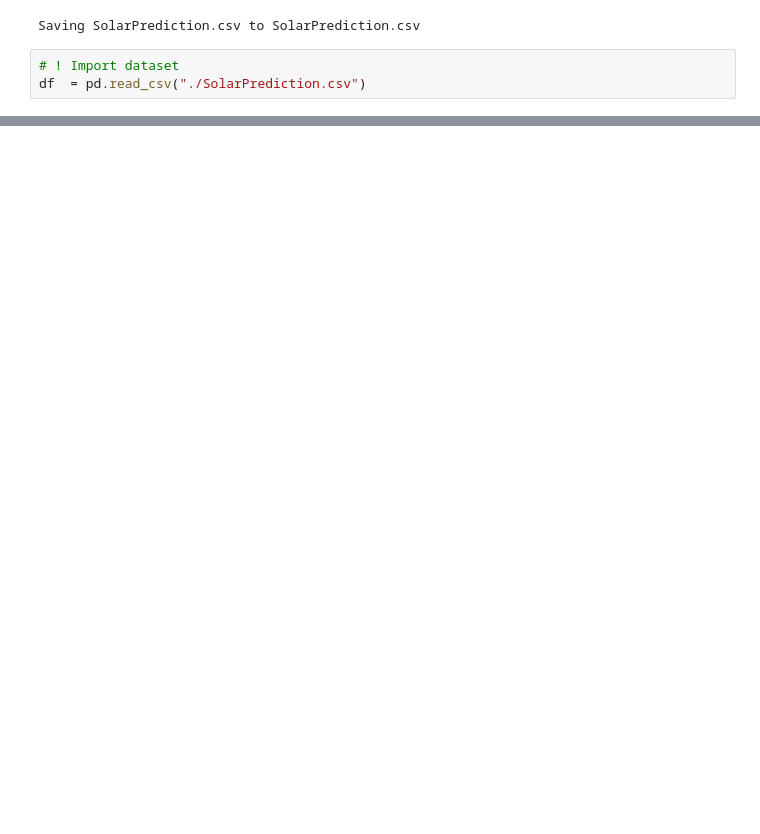
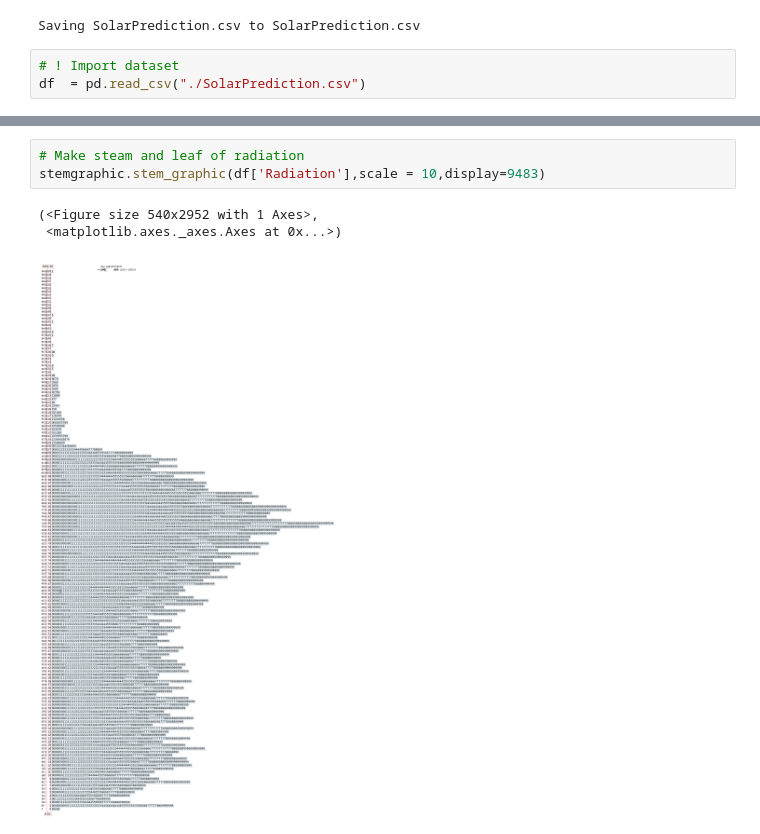
Before and after one commit to DiFve/Solar-radiation-data-analysis, a Jupyter notebook: Prob_Stat.ipynb, the cells around one changed output, grey strips where cells are left out. Saved outputs shown, nothing was run; the diff lists cells and outputs as text; blank space fills up the shorter version.

```diff
--- a/Prob_Stat.ipynb
+++ b/Prob_Stat.ipynb
@@ -392,0 +194,7 @@ plt.legend()
+# %%
+# Make steam and leaf of radiation
+stemgraphic.stem_graphic(df['Radiation'],scale = 10,display=9483)
+# %% [output]
+(<Figure size 540x2952 with 1 Axes>,
+ <matplotlib.axes._axes.Axes at 0x...>)
+[figure, added]
```
Also changed, not shown: parts of 72 cells of this notebook.
